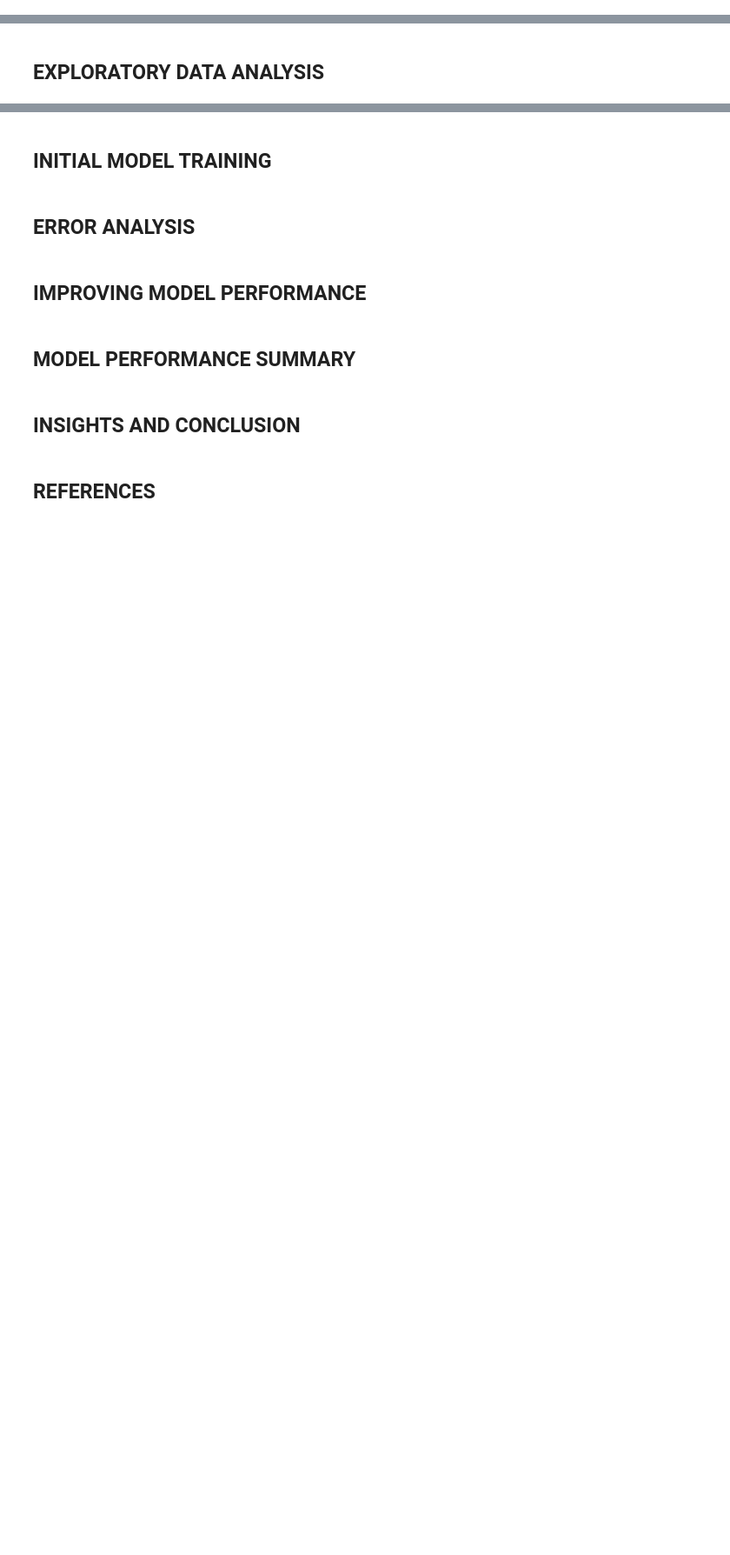
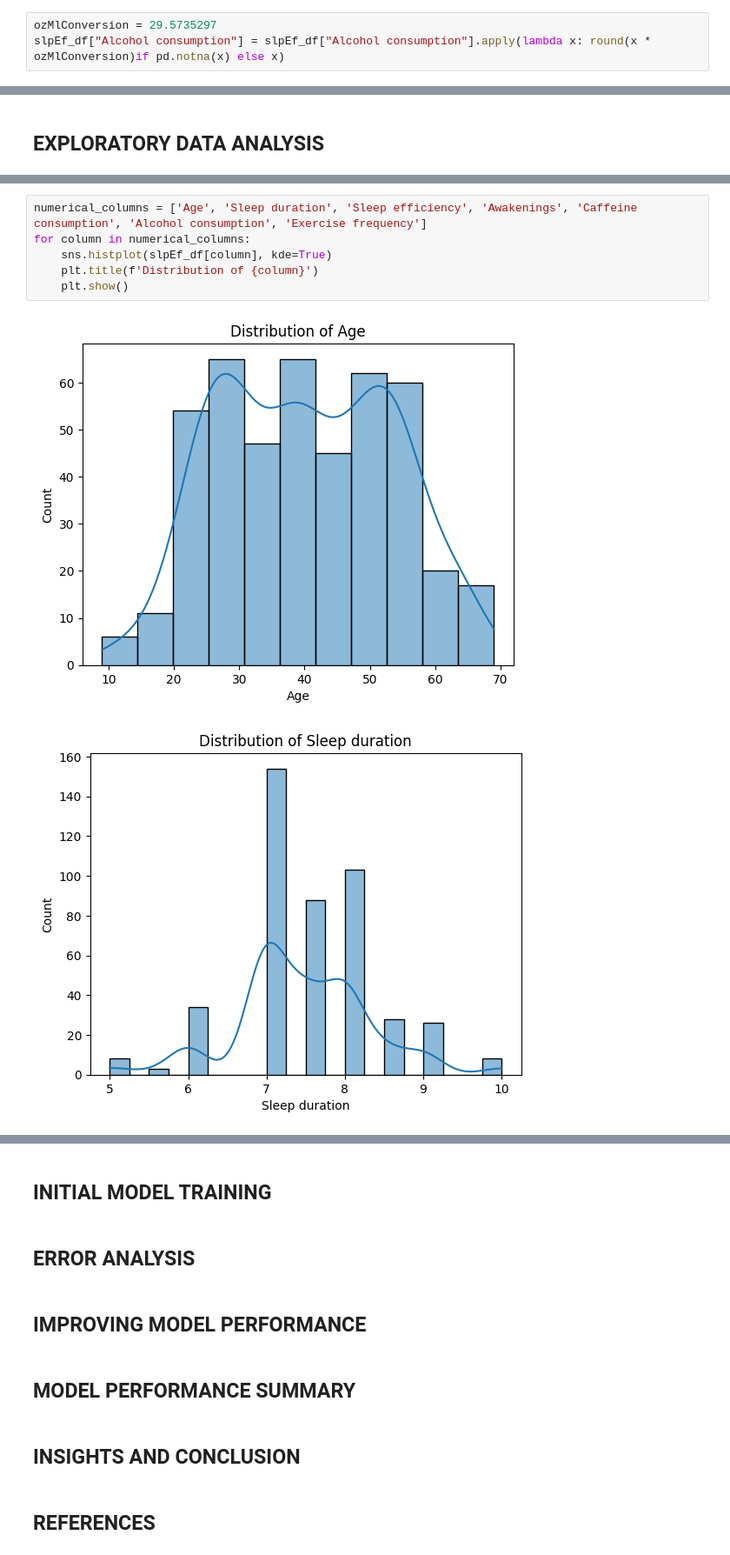
Before and after one commit to OldMarkie/Sleep-Efficiency-Data-Model, a Jupyter notebook: sleepEfficiencyModel.ipynb, the cells around one changed output, grey strips where cells are left out. Shown at 87% size. Saved outputs shown, nothing was run; the diff lists cells and outputs as text; blank space fills up the shorter version.

```diff
--- a/sleepEfficiencyModel.ipynb
+++ b/sleepEfficiencyModel.ipynb
@@ -153,0 +175,3 @@ slpEf_df.head(5)
+# %%
+ozMlConversion = 29.5735297
+slpEf_df["Alcohol consumption"] = slpEf_df["Alcohol consumption"].apply(lambda x: round(x * ozMlConversion)if pd.notna(x) else x)
@@ -220,0 +316,9 @@ slpEf_df.head(5)
+# %%
+numerical_columns = ['Age', 'Sleep duration', 'Sleep efficiency', 'Awakenings', 'Caffeine consumption', 'Alcohol consumption', 'Exercise frequency']
+for column in numerical_columns:
+    sns.histplot(slpEf_df[column], kde=True)
+    plt.title(f'Distribution of {column}')
+    plt.show()
+# %% [output]
+[figure, added]
+[figure, added]
```
Also changed, not shown: parts of 30 cells of this notebook.
